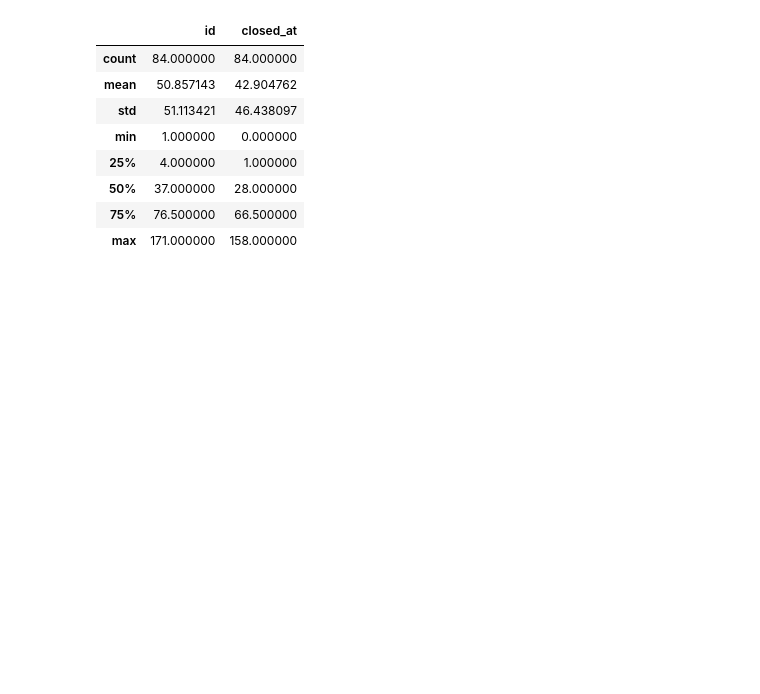
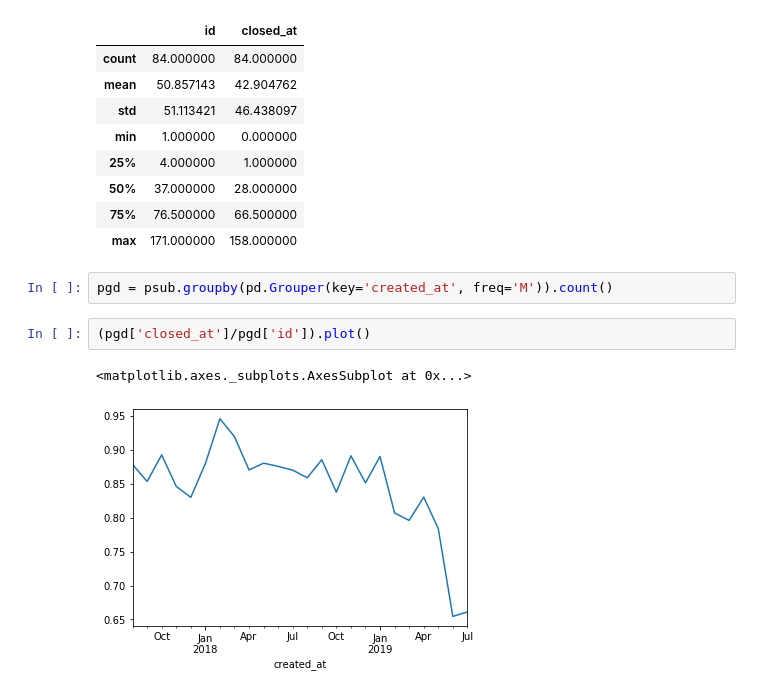
Before and after one commit to story645/scraps, a Jupyter notebook: mpl/issues_a.ipynb, the cells around one changed output. Cells and saved outputs as stored; diff of their text form; blank space fills up the shorter version.

```diff
--- a/mpl/issues_a.ipynb
+++ b/mpl/issues_a.ipynb
@@ -382,3 +384,10 @@ psub[psub['created_at']>='2018'].groupby(['author_association', pd.Grouper(key='
 | 50% | 37.000000 | 28.000000 |
 | 75% | 76.500000 | 66.500000 |
 | max | 171.000000 | 158.000000 |
+# %%
+pgd = psub.groupby(pd.Grouper(key='created_at', freq='M')).count()
+# %%
+(pgd['closed_at']/pgd['id']).plot()
+# %% [output]
+<matplotlib.axes._subplots.AxesSubplot at 0x...>
+[figure, added]
```
Also changed, not shown: parts of 7 cells of this notebook, 2 other files.
